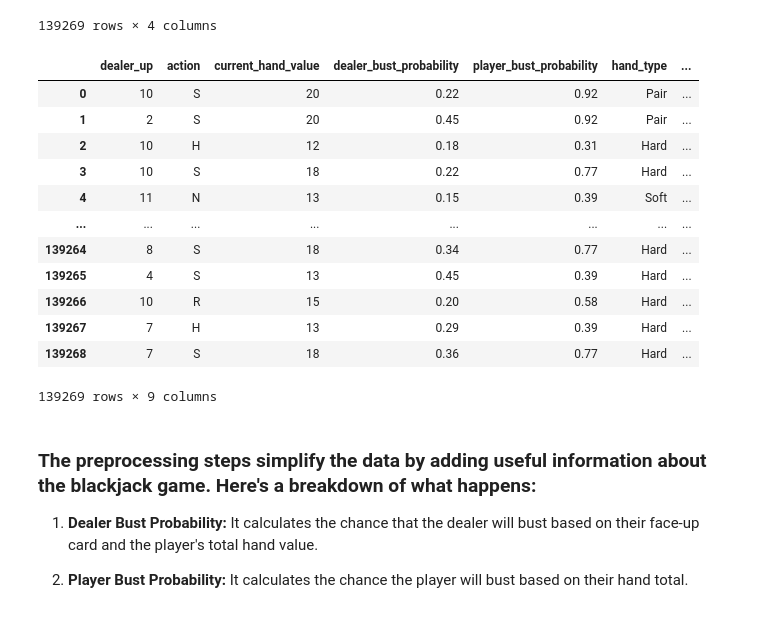
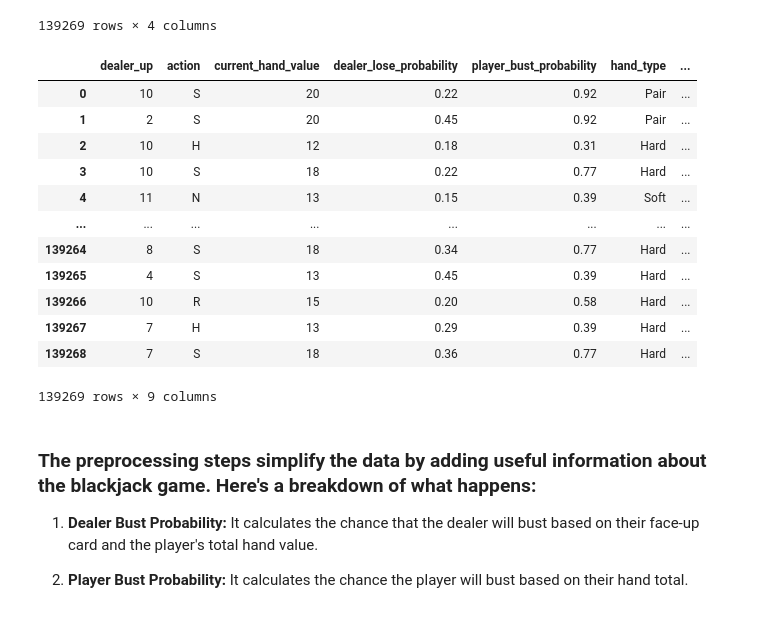
Before and after one commit to FuLLeNN/MLA1-A7, a Jupyter notebook: 7. Final Group Project.ipynb, the cells around one changed output. Cells and saved outputs as stored; diff of their text form; code cells hidden in the pictures.

```diff
--- a/7. Final Group Project.ipynb
+++ b/7. Final Group Project.ipynb
@@ -316,7 +304,7 @@ expanded_data
 # %%
 #calculate the bust probability for the dealers upcard
 # odds based on https://www.cachecreek.com/blackjack-odds
-def dealer_bust_probability(dealer_upcard, player_hand_total):
+def dealer_lose_probability(dealer_upcard, player_hand_total):
 
     base_bust_probabilities = {
         2: 0.35,
@@ -395,57 +383,14 @@ def player_bust_probability(player_hand_total):
 
 
 
-expanded_data['dealer_bust_probability'] = expanded_data.apply(
-    lambda row: dealer_bust_probability(int(row['dealer_up']),int(row['current_hand_value'])), axis=1
+expanded_data['dealer_lose_probability'] = expanded_data.apply(
+    lambda row: dealer_lose_probability(int(row['dealer_up']),int(row['current_hand_value'])), axis=1
 )
 expanded_data['player_bust_probability'] = expanded_data.apply(
     lambda row: player_bust_probability(int(row['current_hand_value'])), axis=1
 )
 expanded_data.head()
 
-
-##count
-def calculate_count_adjustment(dealer_card, player_hand, previous_count):
-    # Define card value groups
-    low_cards = {2, 3, 4, 5, 6}
-    high_cards = {10, 11}  # Face cards and Aces
-    medium_cards = {7, 8, 9}
-
-    count_adjustment = previous_count
-
-    #Dealer
-    if dealer_card in low_cards:
-        count_adjustment += 1
-    elif dealer_card in high_cards:
-        count_adjustment -= 1
-    elif dealer_card in medium_cards:
-        count_adjustment += 0  #no change for medium cards
-
-    #Player
-    for card in player_hand:
-        if card in low_cards:
-            count_adjustment += 1
-        elif card in high_cards:
-            count_adjustment -= 1
-        elif card in medium_cards:
-            count_adjustment += 0
-
-    return count_adjustment
-
-previous_count = 0
-
-def apply_count_adjustment(row, previous_count):
-    # Call the calculate_count_adjustment function with dealer's hand, player's hand, and the running count
-    return calculate_count_adjustment(
-        dealer_card=row['dealer_up'],  # Assuming dealer_up is the dealer's single card
-        player_hand=row['current_hand'],  # Player's hand as a list
-        previous_count=previous_count
-    )
-
-# Apply the function to calculate the count adjustment for each row
-expanded_data['count_adjustment'] = expanded_data.apply(
-    lambda row: apply_count_adjustment(row, previous_count), axis=1
-)
 
 def hand_type(hand):
     if 11 in hand and sum(hand) == 21:  # Ace as 11
@@ -487,35 +432,35 @@ def should_double_down(row):
     elif row['current_hand_value'] == 9:
         return 1 if row['dealer_up'] in range(3, 7) else 0
 
     # Soft Hands (with Ace)
     elif row['hand_type'] == 'Soft' and row['current_hand_value'] == 18:
         return 1 if row['dealer_up'] == 6 else 0
     elif row['hand_type'] == 'Soft' and row['current_hand_value'] == 17:
         return 1 if row['dealer_up'] in range(3, 7) else 0
     elif row['hand_type'] == 'Soft' and row['current_hand_value'] == 16:
         return 1 if row['dealer_up'] in range(4, 7) else 0
     elif row['hand_type'] == 'Soft' and row['current_hand_value'] == 15:
         return 1 if row['dealer_up'] in range(4, 7) else 0
     elif row['hand_type'] == 'Soft' and row['current_hand_value'] == 14:
         return 1 if row['dealer_up'] in range(5, 7) else 0
     elif row['hand_type'] == 'Soft' and row['current_hand_value'] == 13:
         return 1 if row['dealer_up'] in range(5, 7) else 0
 
     # Pairs
     elif row['hand_type'] == 'Pair' and row['current_hand_value'] == 5:
         return 1 if row['dealer_up'] in range(2, 10) else 0
     elif row['hand_type'] == 'Pair' and row['current_hand_value'] == 9:
         return 1 if row['dealer_up'] in range(2, 10) and row['dealer_up'] != 7 else 0
 
     return 0
 
 expanded_data['should_double_down'] = expanded_data.apply(should_double_down, axis=1)
 
-expanded_data.drop(columns=['count_adjustment', 'current_hand'], inplace=True)
+expanded_data.drop(columns=['current_hand'], inplace=True)
 
 expanded_data
 # %% [output]
-|  | dealer_up | action | current_hand_value | dealer_bust_probability | player_bust_probability | hand_type | ... |
+|  | dealer_up | action | current_hand_value | dealer_lose_probability | player_bust_probability | hand_type | ... |
 | 0 | 10 | S | 20 | 0.22 | 0.92 | Pair | ... |
 | 1 | 2 | S | 20 | 0.45 | 0.92 | Pair | ... |
 | 2 | 10 | H | 12 | 0.18 | 0.31 | Hard | ... |
```
Also changed, not shown: parts of 10 cells of this notebook, 5 other files.
